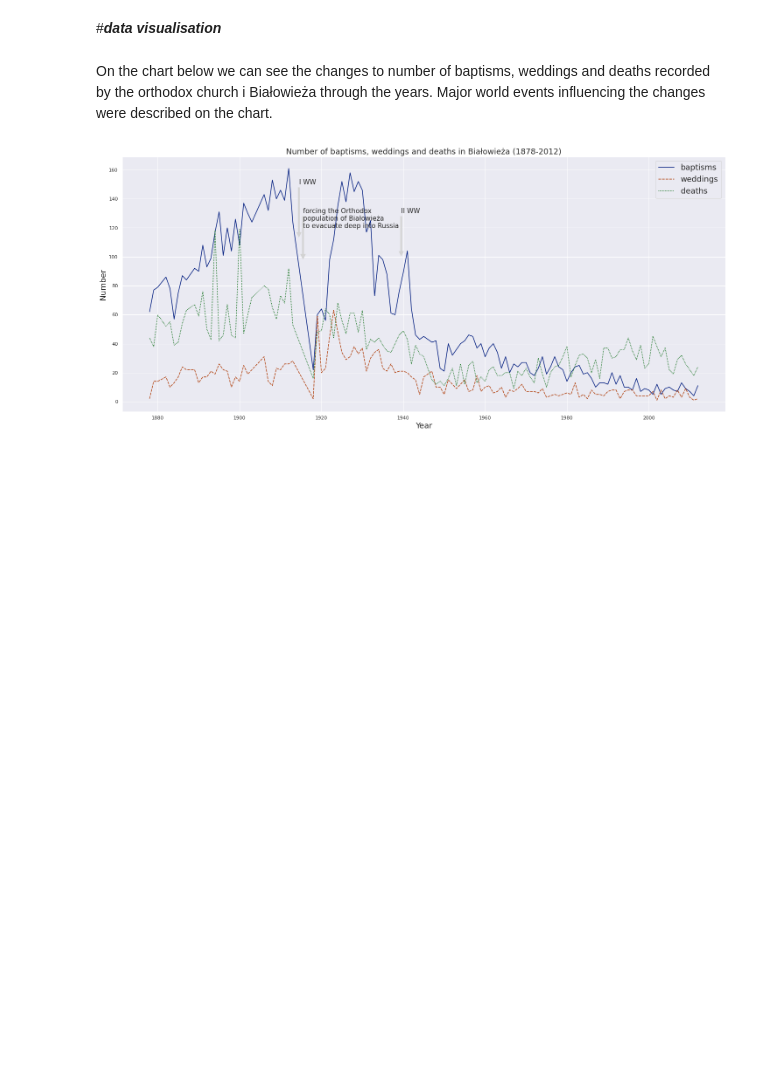
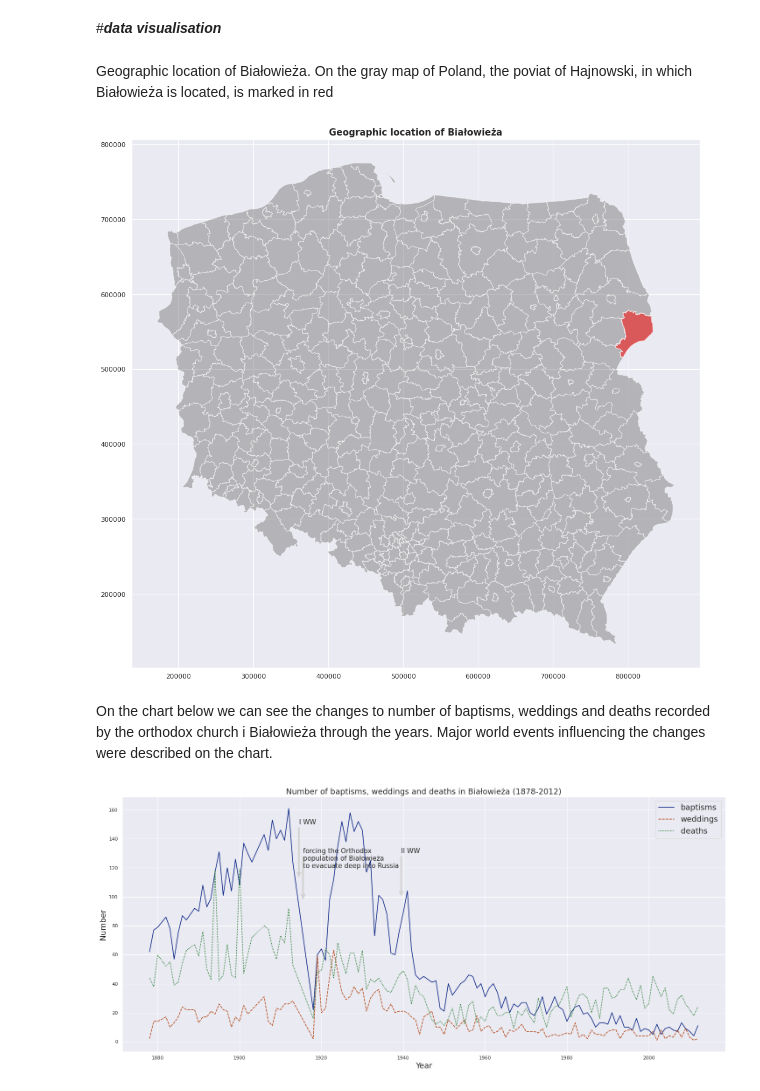
Before and after one commit to zuzannazak/PhD2022Bialowieza, a Jupyter notebook: 💖projekt.ipynb, the cells around one changed output. Drawn from its saved outputs; the diff is of its cells as text; code cells hidden in the pictures; blank space fills up the shorter version.

```diff
--- a/💖projekt.ipynb
+++ b/💖projekt.ipynb
@@ -114,5 +171,21 @@ df_aggregateddata
 # %% [markdown]
 #***data visualisation***
+# %% [markdown]
+Geographic location of Białowieża.
+On the gray map of Poland, the poviat of Hajnowski, in which Białowieża is located, is marked in red
+# %%
+map_shp = gpd.read_file("Powiaty.shp")
+map_hajnowski = map_shp[map_shp['JPT_NAZWA_'] == "powiat hajnowski"]
+map_hajnowski
+
+fig, ax = plt.subplots(figsize=(15,15))
+map_shp.plot(ax=ax, alpha=0.5,color='grey')
+map_hajnowski.plot(ax=ax, alpha=0.5,color='red')
+
+plt.title('Geographic location of Białowieża', fontsize=15,fontweight='bold')
+plt.show()
+# %% [output]
+[figure, added]
 # %% [markdown]
 On the chart below we can see the changes to number of baptisms, weddings and deaths recorded by the orthodox church i Białowieża through the years. Major world events influencing the changes were described on the chart.
 # %%
```
Also changed, not shown: parts of 84 cells of this notebook.
